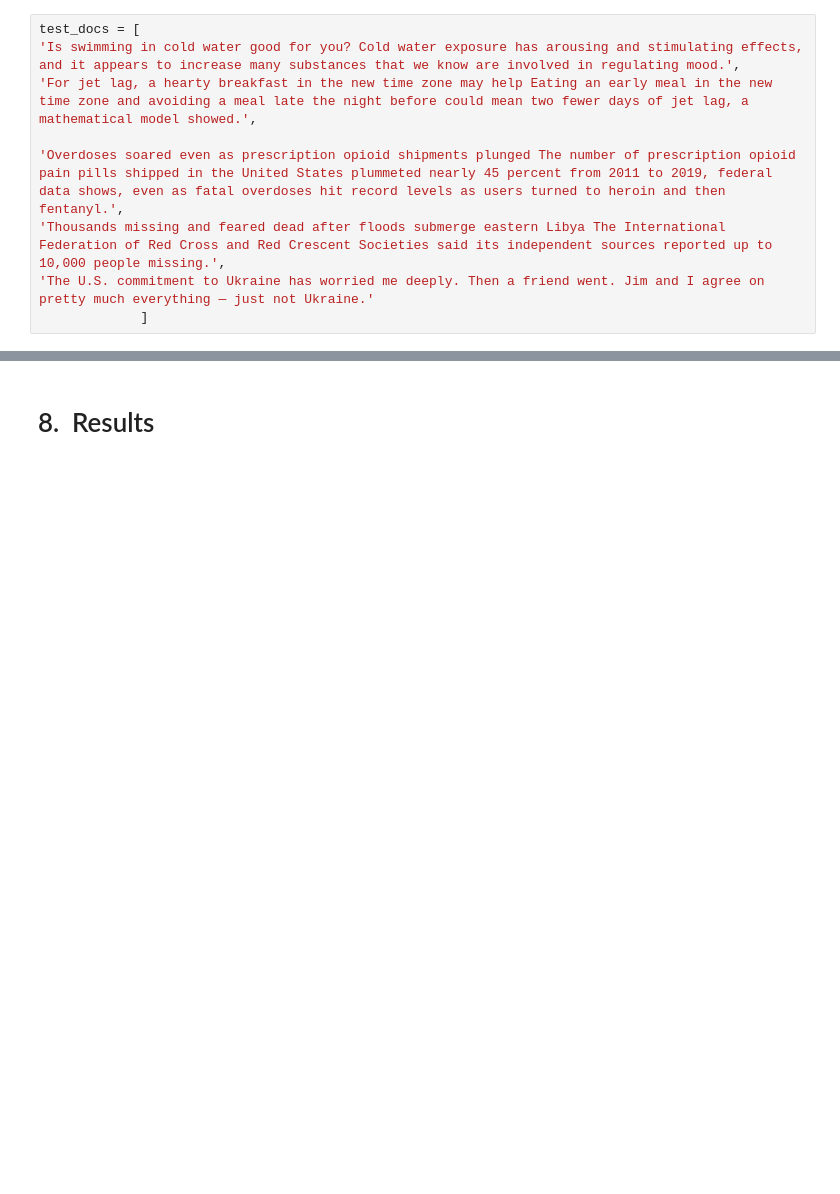
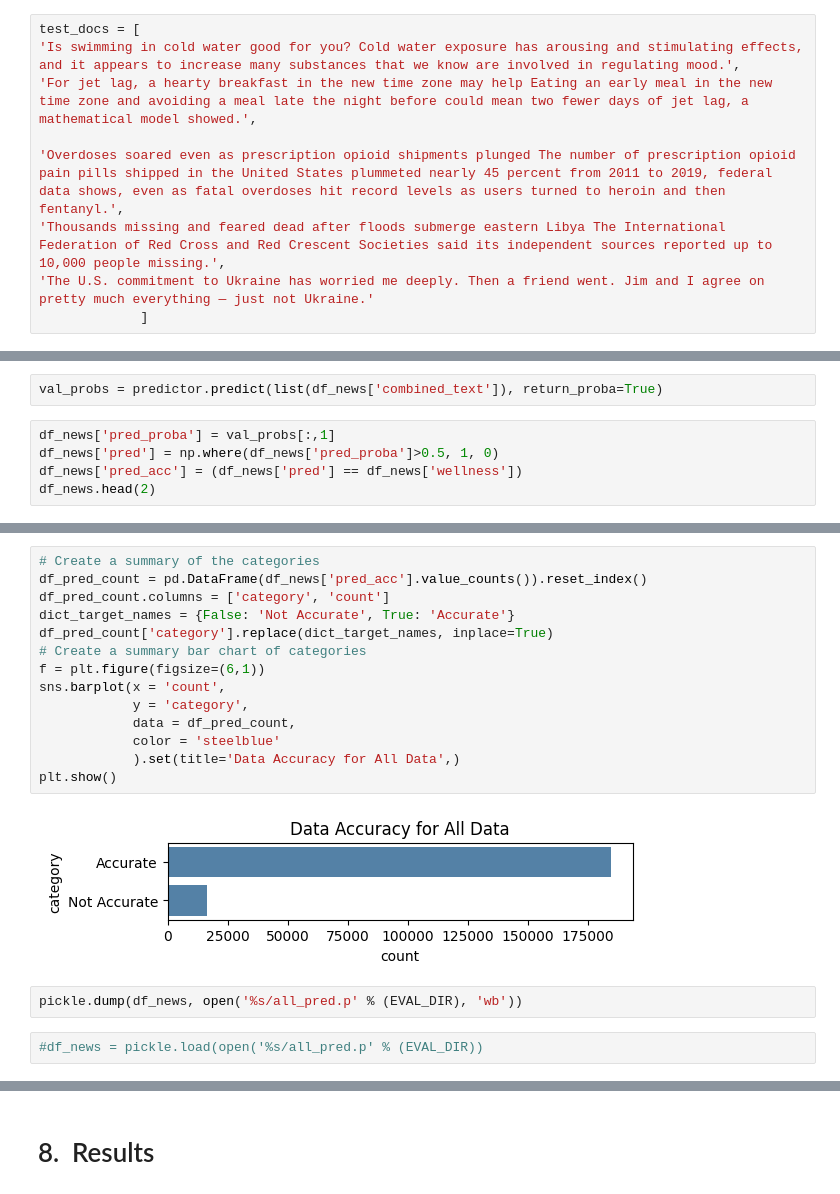
Before and after one commit to TOM-BOHN/MsDS-Marketing-Supervised-Text-Classification, a Jupyter notebook: marketing_text_classification.ipynb, the cells around one changed output, grey strips where cells are left out. Saved outputs shown, nothing was run; the diff lists cells and outputs as text; blank space fills up the shorter version.

Commit message:
Full run of model on V100. Update to summary and predictions.

```diff
--- a/marketing_text_classification.ipynb
+++ b/marketing_text_classification.ipynb
@@ -763,0 +758,7 @@ The U.S. commitment to Ukraine has worried me deeply. Then a friend went. Jim an
+# %%
+val_probs = predictor.predict(list(df_news['combined_text']), return_proba=True)
+# %%
+df_news['pred_proba'] = val_probs[:,1]
+df_news['pred'] = np.where(df_news['pred_proba']>0.5, 1, 0)
+df_news['pred_acc'] = (df_news['pred'] == df_news['wellness'])
+df_news.head(2)
@@ -763,0 +775,20 @@ The U.S. commitment to Ukraine has worried me deeply. Then a friend went. Jim an
+# %%
+# Create a summary of the categories
+df_pred_count = pd.DataFrame(df_news['pred_acc'].value_counts()).reset_index()
+df_pred_count.columns = ['category', 'count']
+dict_target_names = {False: 'Not Accurate', True: 'Accurate'}
+df_pred_count['category'].replace(dict_target_names, inplace=True)
+# Create a summary bar chart of categories
+f = plt.figure(figsize=(6,1))
+sns.barplot(x = 'count',
+            y = 'category',
+            data = df_pred_count,
+            color = 'steelblue'
+            ).set(title='Data Accuracy for All Data',)
+plt.show()
+# %% [output]
+[figure, added]
+# %%
+pickle.dump(df_news, open('%s/all_pred.p' % (EVAL_DIR), 'wb'))
+# %%
+#df_news = pickle.load(open('%s/all_pred.p' % (EVAL_DIR))
```
Also changed, not shown: parts of 25 cells of this notebook.
